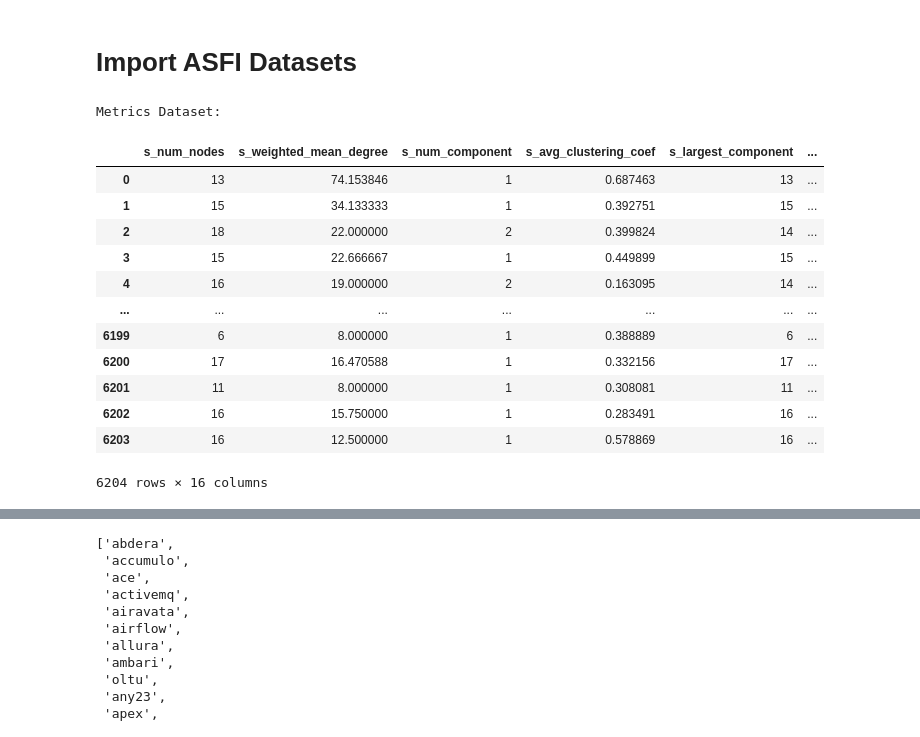
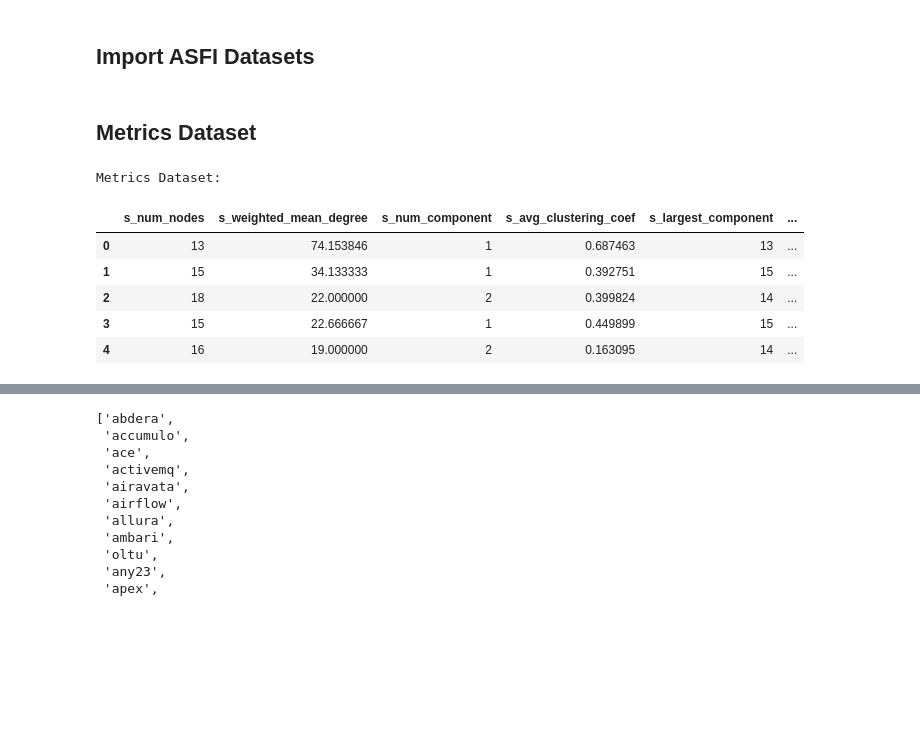
Before and after one commit to haseebshaik00/SEProject-Team4-The-Popularity-Paradigm, a Jupyter notebook: preprocessing.ipynb, the cells around one changed output, grey strips where cells are left out. Cells and saved outputs as stored; diff of their text form; code cells hidden in the pictures; blank space fills up the shorter version.

```diff
--- a/preprocessing.ipynb
+++ b/preprocessing.ipynb
@@ -1,32 +1,26 @@
 # %% [markdown]
-# Import ASFI Datasets
+## Import ASFI Datasets
+# %%
+import pandas as pd
+import json
+
+# Dataset and Target Variables file paths
+repositories = './datasets/1-apache_project_status.json'
+datasetPath = './datasets/2-clean-apache-network-data.csv'
+# %% [markdown]
+## Metrics Dataset
 # %%
-import pandas as pd
-import json
-
-# Dataset and Target Variables file paths
-datasetPath = './clean-apache-network-data.csv'
-repositories = './apache_project_status.json'
-
-# Load dataset
 dfMetrics = pd.read_csv(datasetPath)
 with open(repositories, 'r') as f:
     reposAll = json.load(f)
 
 print("Metrics Dataset:")
-display(dfMetrics)
+display(dfMetrics.head())
 # %% [output]
 Metrics Dataset:
 |  | s_num_nodes | s_weighted_mean_degree | s_num_component | s_avg_clustering_coef | s_largest_component | ... |
 | 0 | 13 | 74.153846 | 1 | 0.687463 | 13 | ... |
 | 1 | 15 | 34.133333 | 1 | 0.392751 | 15 | ... |
 | 2 | 18 | 22.000000 | 2 | 0.399824 | 14 | ... |
 | 3 | 15 | 22.666667 | 1 | 0.449899 | 15 | ... |
 | 4 | 16 | 19.000000 | 2 | 0.163095 | 14 | ... |
-| ... | ... | ... | ... | ... | ... | ... |
-| 6199 | 6 | 8.000000 | 1 | 0.388889 | 6 | ... |
-| 6200 | 17 | 16.470588 | 1 | 0.332156 | 17 | ... |
-| 6201 | 11 | 8.000000 | 1 | 0.308081 | 11 | ... |
-| 6202 | 16 | 15.750000 | 1 | 0.283491 | 16 | ... |
-| 6203 | 16 | 12.500000 | 1 | 0.578869 | 16 | ... |
-6204 rows × 16 columns
```
Also changed, not shown: parts of 29 cells of this notebook, 11 other files.
